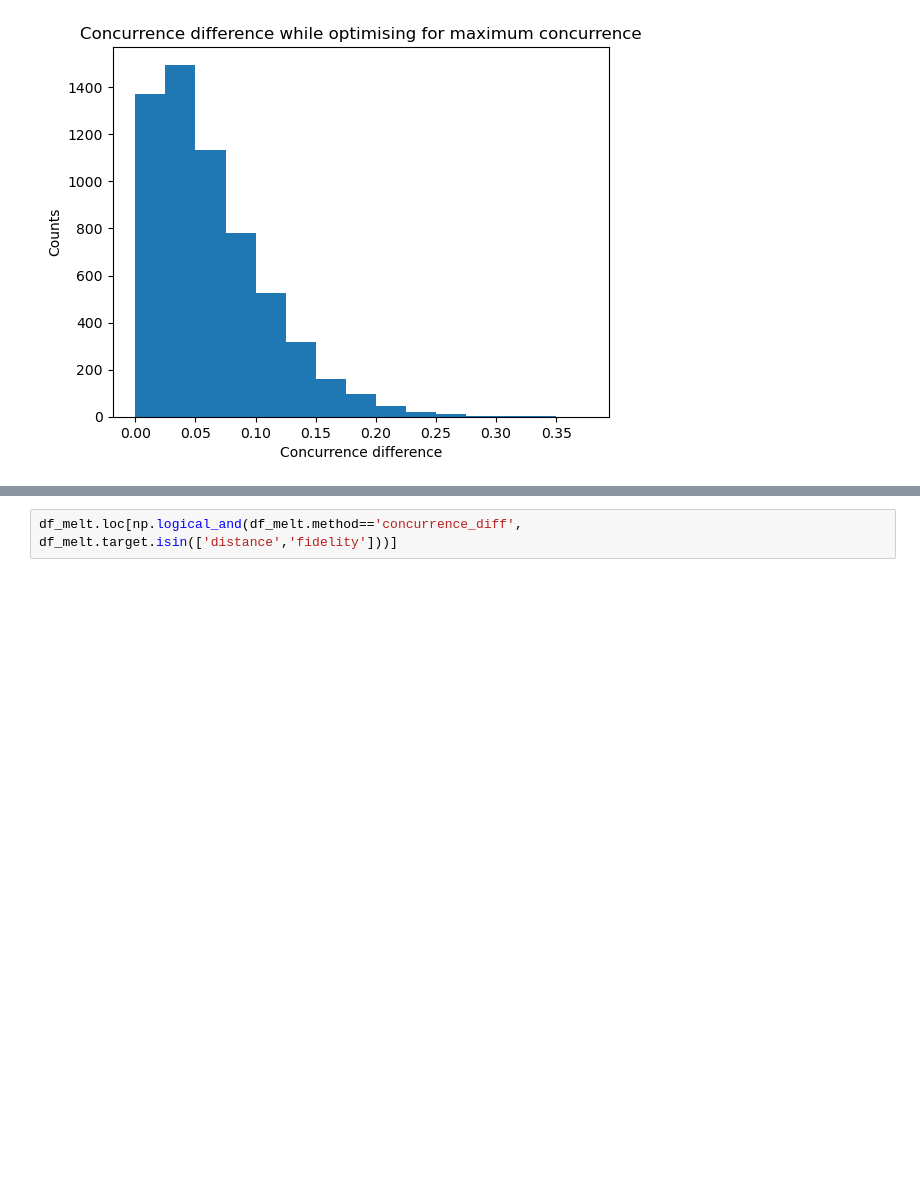
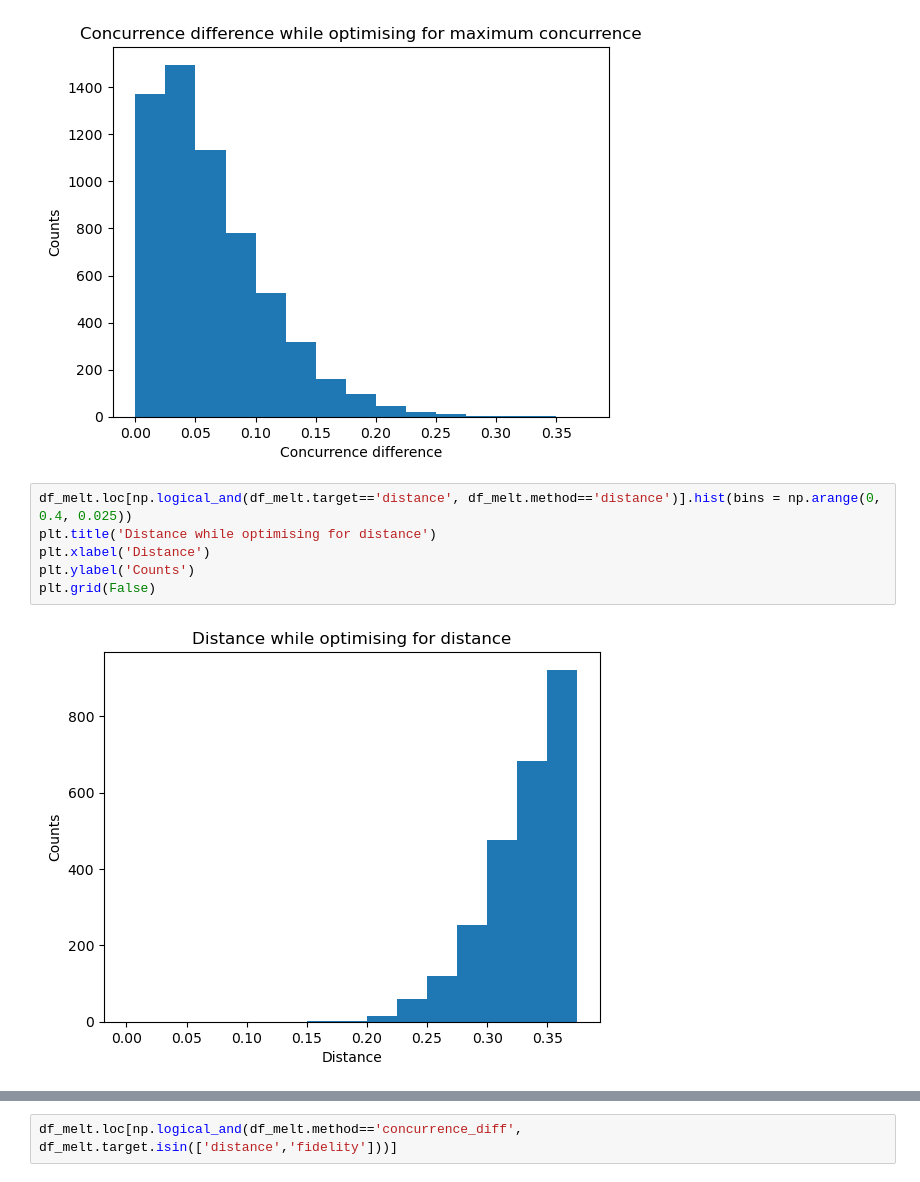
Before and after one commit to jkwiecien765/WernerTomography2, a Jupyter notebook: werner_light.ipynb, the cells around one changed output, grey strips where cells are left out. Saved outputs shown, nothing was run; the diff lists cells and outputs as text; blank space fills up the shorter version.

```diff
--- a/werner_light.ipynb
+++ b/werner_light.ipynb
@@ -354,3 +363,11 @@ plt.ylabel('Counts')
 plt.grid(False)
 # %% [output]
 [figure]
+# %%
+df_melt.loc[np.logical_and(df_melt.target=='distance', df_melt.method=='distance')].hist(bins = np.arange(0, 0.4, 0.025))
+plt.title('Distance while optimising for distance')
+plt.xlabel('Distance')
+plt.ylabel('Counts')
+plt.grid(False)
+# %% [output]
+[figure, added]
```
Also changed, not shown: parts of 13 cells of this notebook, 4 other files.
